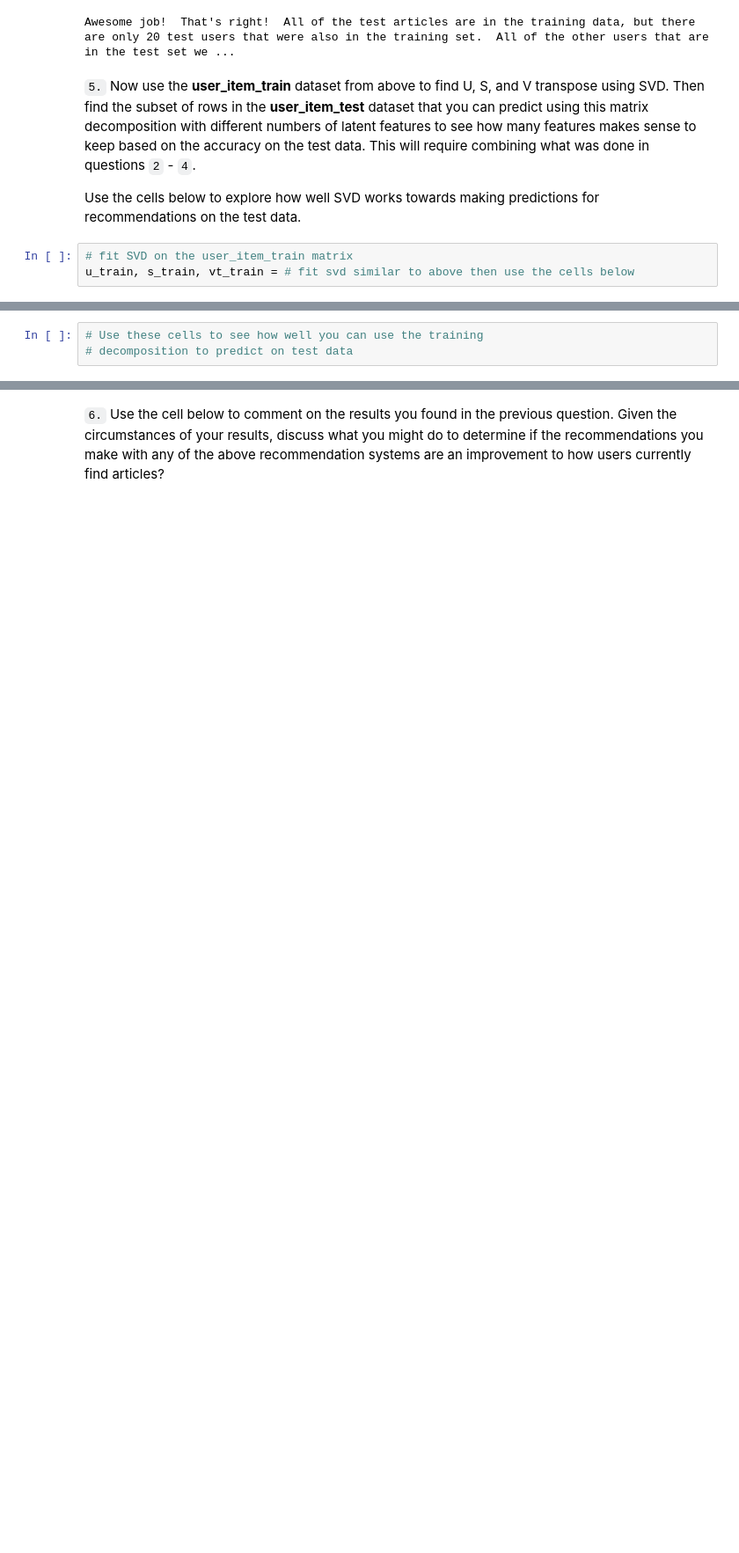
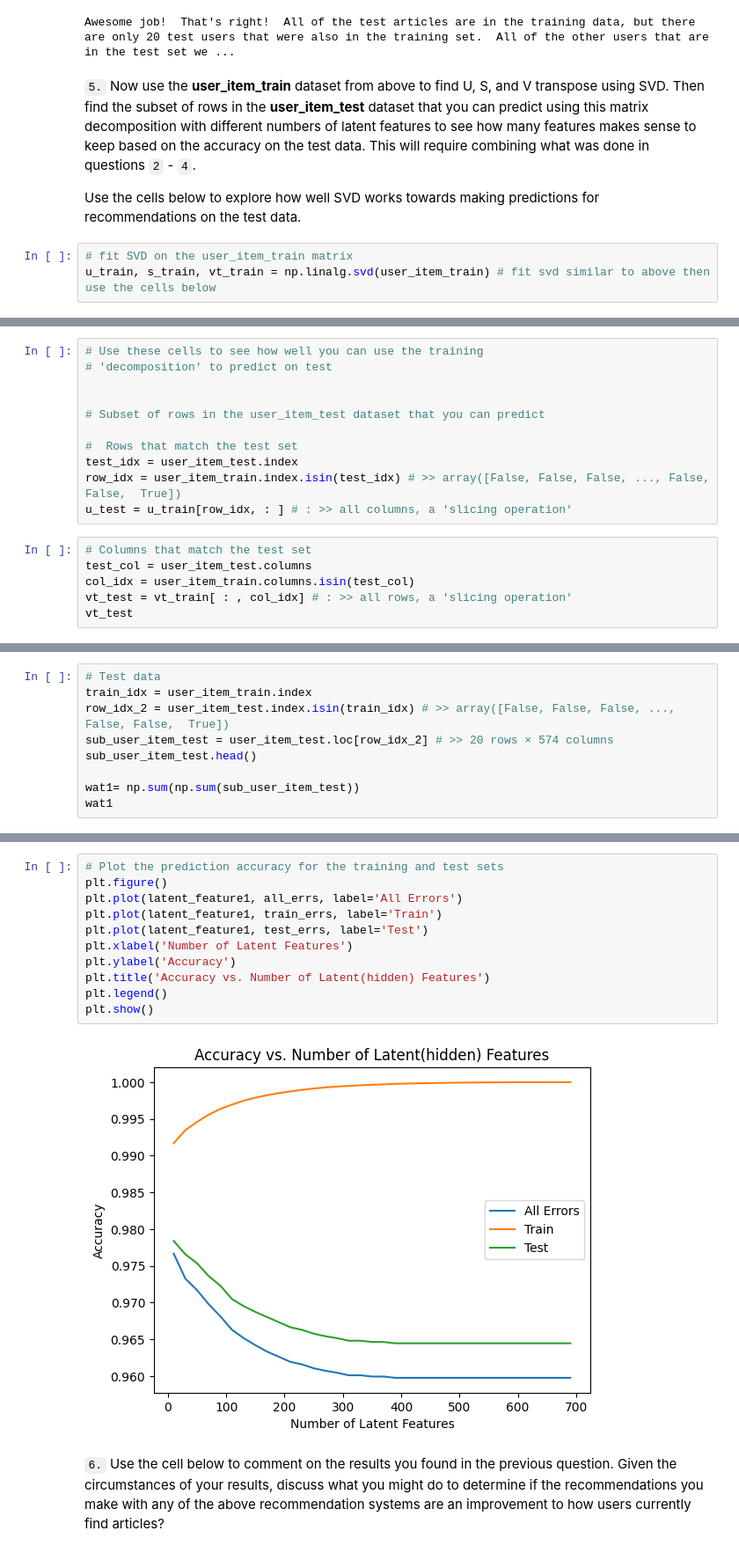
Before and after one commit to wire2coder/ibm-recommender-engine-uda, a Jupyter notebook: Recommendations_with_IBM.ipynb, the cells around one changed output, grey strips where cells are left out. Shown at 88% size. Drawn from its saved outputs; the diff is of its cells as text; blank space fills up the shorter version.

```diff
--- a/Recommendations_with_IBM.ipynb
+++ b/Recommendations_with_IBM.ipynb
@@ -932,4 +932,4 @@ Awesome job!  That's right!  All of the test articles are in the training data,
 Use the cells below to explore how well SVD works towards making predictions for recommendations on the test data.
 # %%
 # fit SVD on the user_item_train matrix
-u_train, s_train, vt_train = # fit svd similar to above then use the cells below
+u_train, s_train, vt_train = np.linalg.svd(user_item_train) # fit svd similar to above then use the cells below
@@ -936,3 +941,17 @@ u_train, s_train, vt_train = # fit svd similar to above then use the cells below
 # %%
 # Use these cells to see how well you can use the training
-# decomposition to predict on test data
+# 'decomposition' to predict on test
+
+
+# Subset of rows in the user_item_test dataset that you can predict
+
+#  Rows that match the test set
+test_idx = user_item_test.index
+row_idx = user_item_train.index.isin(test_idx) # >> array([False, False, False, ..., False, False,  True])
+u_test = u_train[row_idx, : ] # : >> all columns, a 'slicing operation'
+# %%
+# Columns that match the test set
+test_col = user_item_test.columns
+col_idx = user_item_train.columns.isin(test_col)
+vt_test = vt_train[ : , col_idx] # : >> all rows, a 'slicing operation'
+vt_test
@@ -938,0 +972,9 @@ u_train, s_train, vt_train = # fit svd similar to above then use the cells below
+# %%
+# Test data
+train_idx = user_item_train.index
+row_idx_2 = user_item_test.index.isin(train_idx) # >> array([False, False, False, ..., False, False,  True])
+sub_user_item_test = user_item_test.loc[row_idx_2] # >> 20 rows × 574 columns
+sub_user_item_test.head()
+
+wat1= np.sum(np.sum(sub_user_item_test))
+wat1
@@ -939,2 +1035,15 @@ u_train, s_train, vt_train = # fit svd similar to above then use the cells below
+# %%
+# Plot the prediction accuracy for the training and test sets
+plt.figure()
+plt.plot(latent_feature1, all_errs, label='All Errors')
+plt.plot(latent_feature1, train_errs, label='Train')
+plt.plot(latent_feature1, test_errs, label='Test')
+plt.xlabel('Number of Latent Features')
+plt.ylabel('Accuracy')
+plt.title('Accuracy vs. Number of Latent(hidden) Features')
+plt.legend()
+plt.show()
+# %% [output]
+[figure, added]
 # %% [markdown]
 `6.` Use the cell below to comment on the results you found in the previous question. Given the circumstances of your results, discuss what you might do to determine if the recommendations you make with any of the above recommendation systems are an improvement to how users currently find articles?
```
Also changed, not shown: parts of 7 cells of this notebook.
